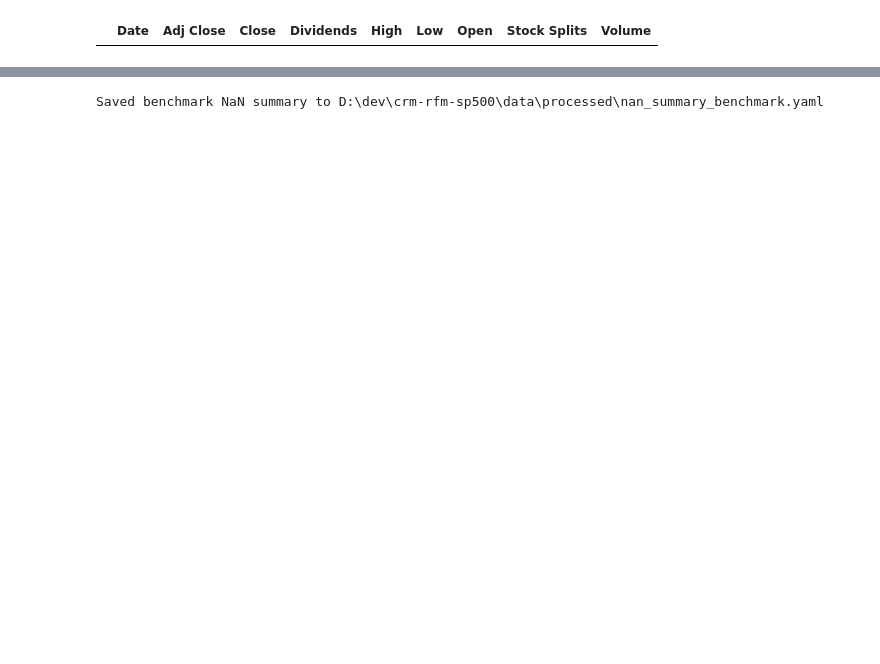
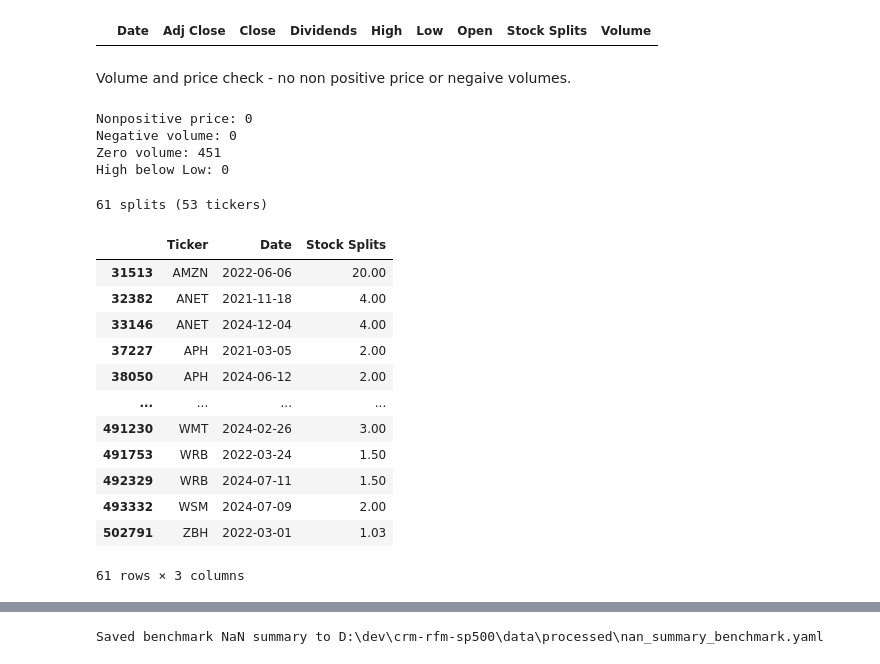
Before and after one commit to DanielAnthonyJones/CRM-RFM-SP500, a Jupyter notebook: notebooks/data_preparation.ipynb, the cells around one changed output, grey strips where cells are left out. Saved outputs shown, nothing was run; the diff lists cells and outputs as text; code cells hidden in the pictures; blank space fills up the shorter version.

```diff
--- a/notebooks/data_preparation.ipynb
+++ b/notebooks/data_preparation.ipynb
@@ -84,3 +101,37 @@ benchmark_duplicate_ticker_date = benchmark_df[benchmark_df.duplicated(subset=["
 benchmark_duplicate_ticker_date
 # %% [output]
 |  | Date | Adj Close | Close | Dividends | High | Low | Open | Stock Splits | Volume |
+# %% [markdown]
+Volume and price check - no non positive price or negaive volumes.
+# %%
+price_cols = ["Open", "High", "Low", "Close", "Adj Close"]
+df = sp500_df.dropna(subset=["Close"])
+
+print("Nonpositive price:", (df[price_cols] <= 0).any(axis=1).sum())
+print("Negative volume:", (df["Volume"] < 0).sum())
+print("Zero volume:", (df["Volume"] == 0).sum())
+print("High below Low:", (df["High"] < df["Low"]).sum())
+# %% [output]
+Nonpositive price: 0
+Negative volume: 0
+Zero volume: 451
+High below Low: 0
+# %%
+splits = df.loc[df["Stock Splits"] > 0, ["Ticker", "Date", "Stock Splits"]]
+print(f"{len(splits)} splits ({splits['Ticker'].nunique()} tickers)")
+splits
+# %% [output]
+61 splits (53 tickers)
+|  | Ticker | Date | Stock Splits |
+| 31513 | AMZN | 2022-06-06 | 20.00 |
+| 32382 | ANET | 2021-11-18 | 4.00 |
+| 33146 | ANET | 2024-12-04 | 4.00 |
+| 37227 | APH | 2021-03-05 | 2.00 |
+| 38050 | APH | 2024-06-12 | 2.00 |
+| ... | ... | ... | ... |
+| 491230 | WMT | 2024-02-26 | 3.00 |
+| 491753 | WRB | 2022-03-24 | 1.50 |
+| 492329 | WRB | 2024-07-11 | 1.50 |
+| 493332 | WSM | 2024-07-09 | 2.00 |
+| 502791 | ZBH | 2022-03-01 | 1.03 |
+61 rows × 3 columns
```
Also changed, not shown: parts of 15 cells of this notebook, 5 other files.
